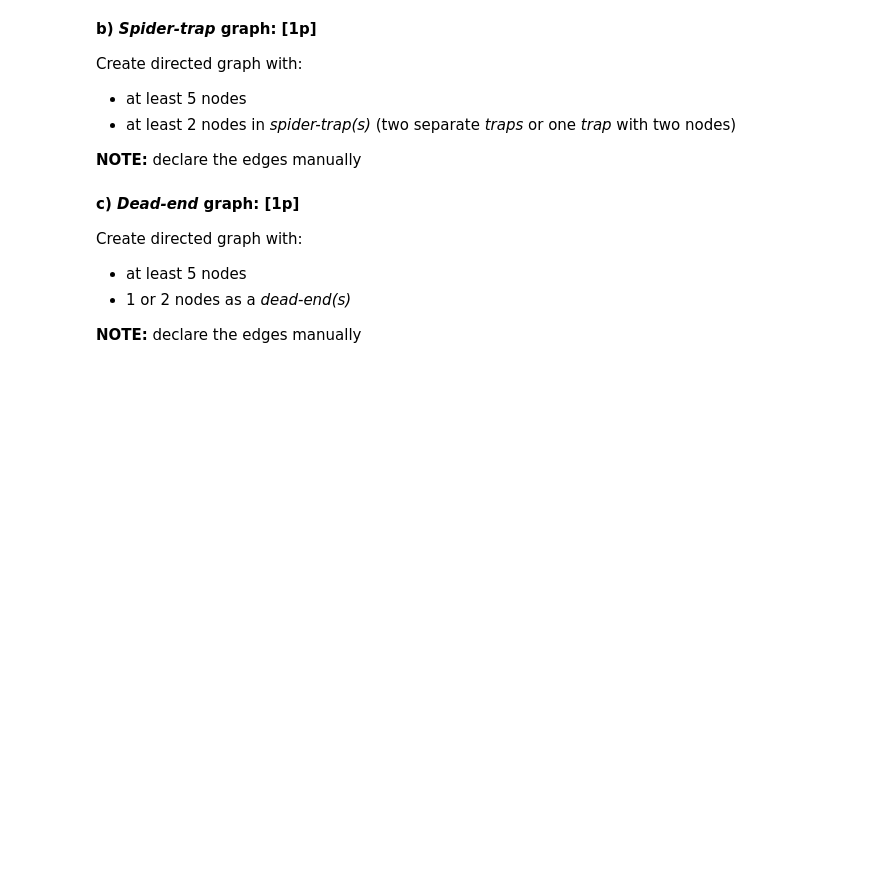
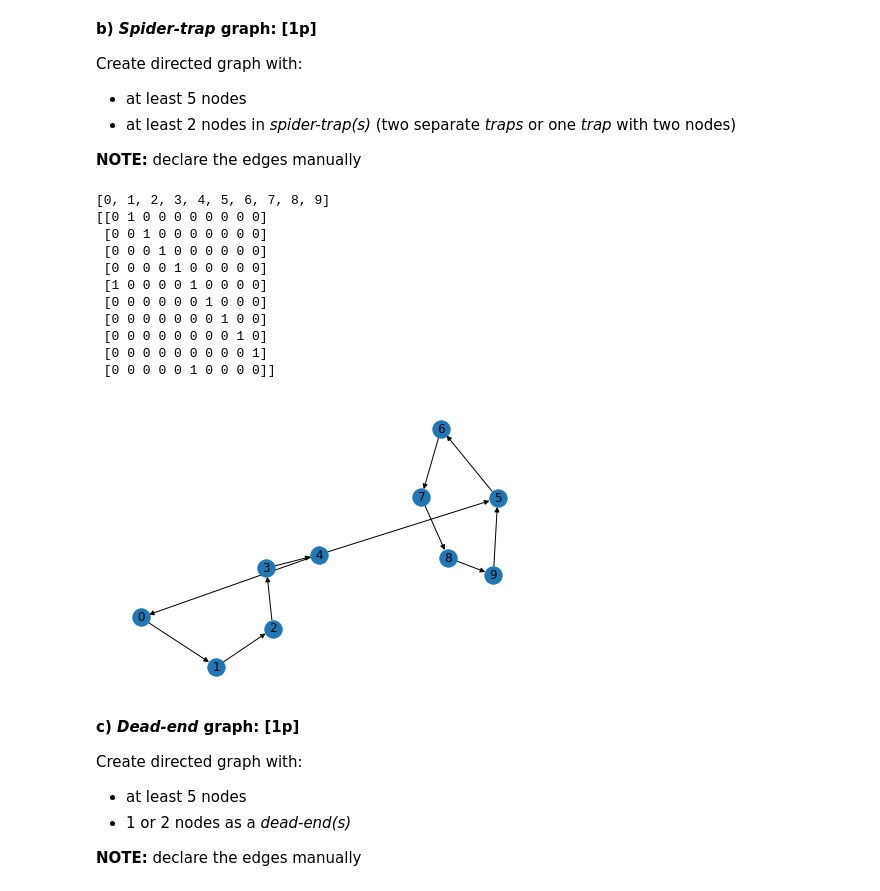
Before and after one commit to SamuelJanas/Sem5, a Jupyter notebook: Information-Retrieval/lab5/lab5.ipynb, the cells around one changed output. Saved outputs shown, nothing was run; the diff lists cells and outputs as text; code cells hidden in the pictures; blank space fills up the shorter version.

```diff
--- a/Information-Retrieval/lab5/lab5.ipynb
+++ b/Information-Retrieval/lab5/lab5.ipynb
@@ -59,3 +70,28 @@ nx.draw(G_spider_trap, with_labels=True)
+# %%
+G_spider_trap = nx.DiGraph()
+
+# Add nodes
+G_spider_trap.add_nodes_from(range(10))
+
+edges = [(0, 1), (1, 2), (2, 3), (3, 4), (4, 0), (4, 5), (5, 6), (6, 7), (7, 8), (8, 9), (9, 5)]
+G_spider_trap.add_edges_from(edges)
+
+print(G_spider_trap.nodes)
+print(nx.adjacency_matrix(G_spider_trap).todense())
+nx.draw(G_spider_trap, with_labels=True)
+# %% [output]
+[0, 1, 2, 3, 4, 5, 6, 7, 8, 9]
+[[0 1 0 0 0 0 0 0 0 0]
+ [0 0 1 0 0 0 0 0 0 0]
+ [0 0 0 1 0 0 0 0 0 0]
+ [0 0 0 0 1 0 0 0 0 0]
+ [1 0 0 0 0 1 0 0 0 0]
+ [0 0 0 0 0 0 1 0 0 0]
+ [0 0 0 0 0 0 0 1 0 0]
+ [0 0 0 0 0 0 0 0 1 0]
+ [0 0 0 0 0 0 0 0 0 1]
+ [0 0 0 0 0 1 0 0 0 0]]
+[figure, added]
 # %% [markdown]
 **c) *Dead-end* graph: [1p]**
 
```
Also changed, not shown: parts of 24 cells of this notebook, 1 other file.
